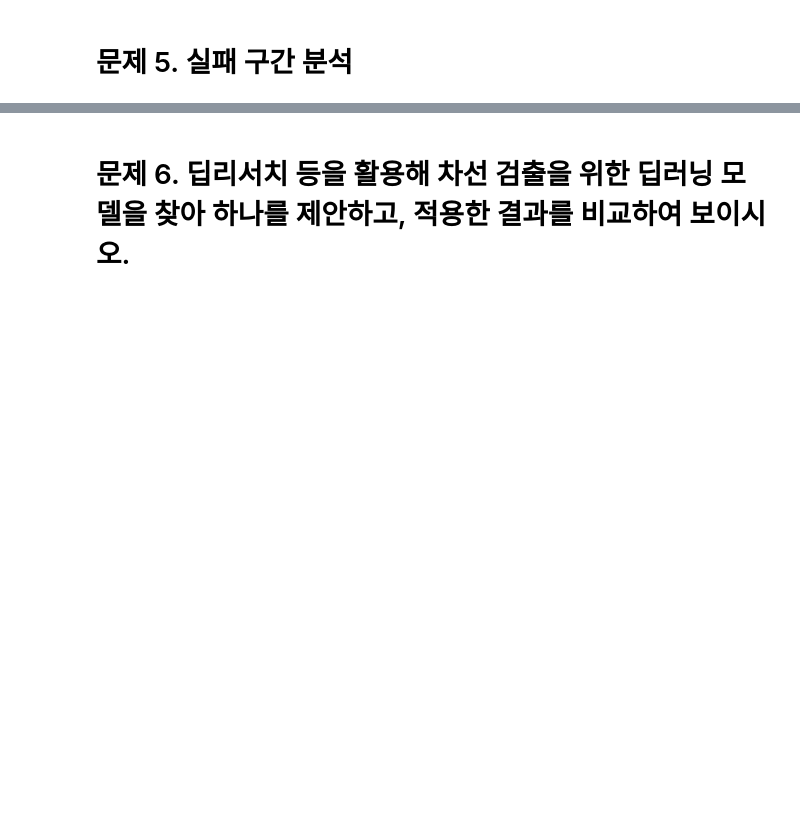
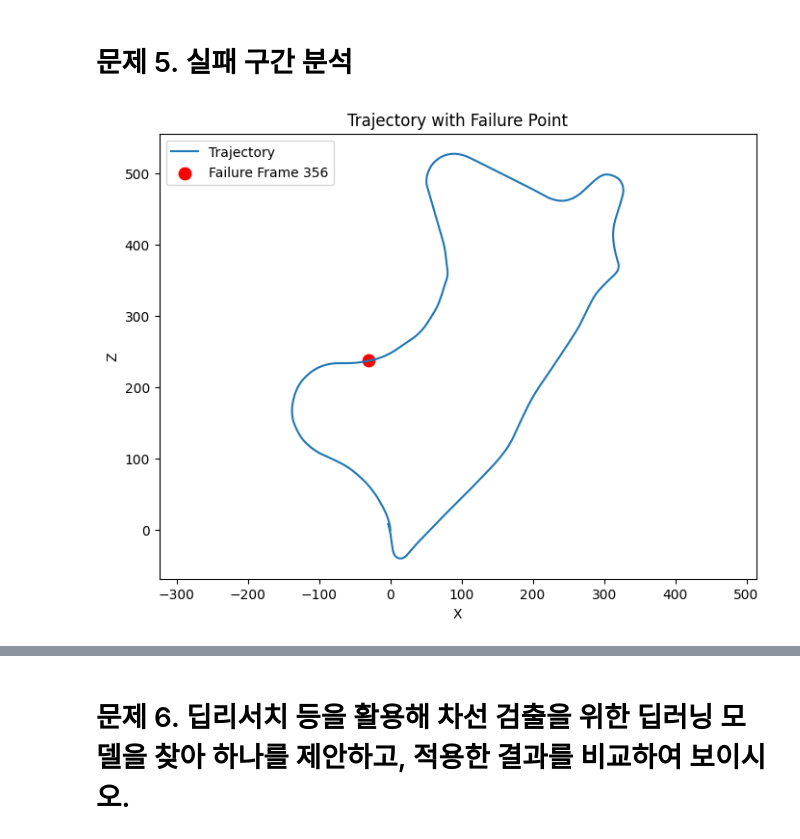
Before and after one commit to heochaeyun/autonomous_mobility, a Jupyter notebook: lane_detection/lane_detection.ipynb, the cells around one changed output, grey strips where cells are left out. Saved outputs shown, nothing was run; the diff lists cells and outputs as text; code cells hidden in the pictures; blank space fills up the shorter version.

```diff
--- a/lane_detection/lane_detection.ipynb
+++ b/lane_detection/lane_detection.ipynb
@@ -339,3 +708,46 @@ Projection Matrix는 3D 공간의 점을 이미지 평면으로 투영할 때
 원근 효과와 소실점 형성을 통해 실제 카메라 영상의 기하적 특성을 반영하고 있음을 확인할 수 있다.
 # %% [markdown]
 # 문제 5. 실패 구간 분석
+# %%
+import numpy as np
+import matplotlib.pyplot as plt
+
+def plot_trajectory_with_point(pose_file, target_idx):
+    poses = []
+
+    with open(pose_file, "r") as f:
+        for line in f:
+            vals = list(map(float, line.split()))
+            T = np.array(vals).reshape(3,4)
+            poses.append(T)
+
+    xs = [T[0,3] for T in poses]
+    zs = [T[2,3] for T in poses]
+
+    # 초기 프레임 기준
+    x0, z0 = xs[0], zs[0]
+    xs = [x - x0 for x in xs]
+    zs = [z - z0 for z in zs]
+
+    plt.figure(figsize=(8,6))
+    plt.plot(xs, zs, label="Trajectory")
+
+    # 실패 지점 표시
+    plt.scatter(xs[target_idx], zs[target_idx],
+                color='red', s=80, label=f'Failure Frame {target_idx}')
+
+    plt.legend()
+    plt.xlabel("X")
+    plt.ylabel("Z")
+    plt.title("Trajectory with Failure Point")
+    plt.axis("equal")
+    plt.show()
+
+
+# 실행
+plot_trajectory_with_point(
+    "/Volumes/autonomous_mobility/dataset/poses/09.txt",
+    356
+)
+# %% [output]
+[figure, added]
```
Also changed, not shown: parts of 12 cells of this notebook, 5 other files.
